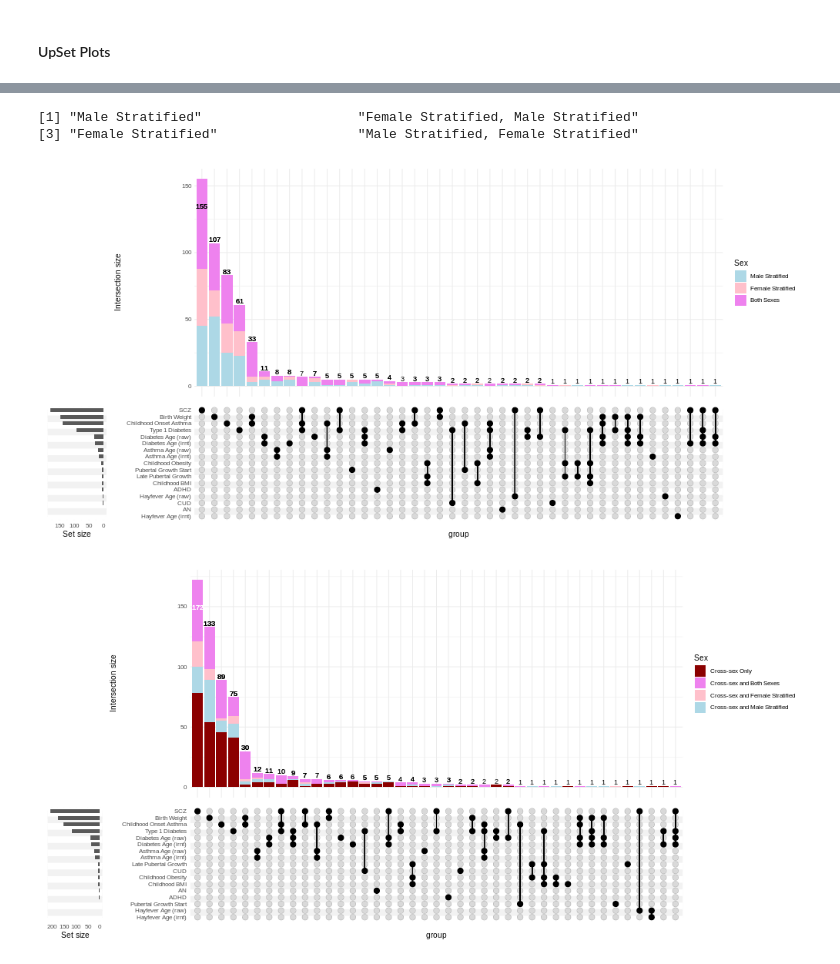
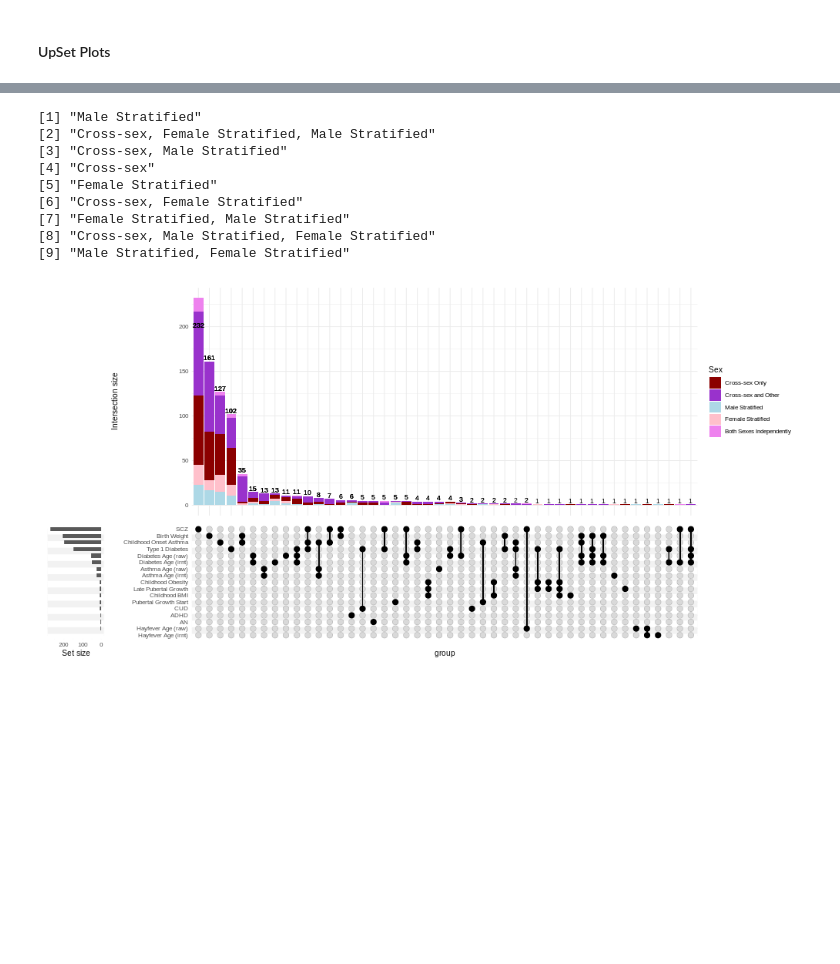
Before and after one commit to wilcas/sex_specific_mQTL, a Jupyter notebook: delahaye_mQTL_analyses/placental_mqtl_colocalization.ipynb, the cells around one changed output, grey strips where cells are left out. Cells and saved outputs as stored; diff of their text form; code cells hidden in the pictures; blank space fills up the shorter version.

Commit message:
updating plots for BIG poster

```diff
--- a/delahaye_mQTL_analyses/placental_mqtl_colocalization.ipynb
+++ b/delahaye_mQTL_analyses/placental_mqtl_colocalization.ipynb
@@ -834,7 +837,7 @@ generate_sex_input <- function(df,ph4_thresh=0.9){
     tmp <- df %>% filter(PP.H4.abf > ph4_thresh)
     groups <- split(tmp$probe,tmp$GWAS)
     probes <- unique(unlist(groups))
-    out <- fromList(groups) == 1
+    out <- UpSetR::fromList(groups) == 1
     meta <- data.frame(Sex= sapply(probes,function(x) paste(unique(tmp[probe == x]$Sex),collapse = ", ")))
     return(cbind(meta,out) %>% rownames_to_column(var="probe"))
 }
@@ -845,63 +848,70 @@ set_size = function(w, h, factor=1.5) {
         repr.plot.height=h * s,
         repr.plot.res=100 / factor,
         jupyter.plot_mimetypes='image/png',
         jupyter.plot_scale=1
     )
 }
-dat <- generate_sex_input(coloc_sex_manifest[!Sex %in% c("Cross-sex", "Male Only", "Female Only")])
+dat <- generate_sex_input(coloc_sex_manifest[Sex %in% c("Cross-sex", "Male Stratified", "Female Stratified")])
 GWAS <- colnames(dat)[3:ncol(dat)]
 
 unique(dat$Sex)
 set_size(10, 5)
 
 ComplexUpset::upset(
-    dat %>% mutate(Sex = recode(Sex,"Female Stratified, Male Stratified"="Both Sexes","Male Stratified, Female Stratified"="Both Sexes")),
-    GWAS,
-    base_annotations=list(
-        'Intersection size'=intersection_size(
-            counts=TRUE,
-            mapping=aes(fill=Sex),
-            text=list(size=3.5),
-            text_colors=c(on_bar="black",on_background="black")
-        ) + scale_fill_manual(values=c(
-            'Male Stratified'='light blue', 'Female Stratified'='pink',
-            'Both Sexes'='violet'))
-    ),
-    width_ratio=0.1
-)
-
-dat <- generate_sex_input(coloc_sex_manifest[Sex %in% c("Cross-sex","Male Stratified", "Female Stratified")])
-GWAS <- colnames(dat)[3:ncol(dat)]
-ComplexUpset::upset(
     dat %>%
-        filter(grepl("Cross-sex",Sex)) %>%
         mutate(
             Sex = ifelse(
-                !grepl("Stratified",Sex),
-                "Cross-sex Only",
+                grepl("Cross-sex",Sex),
                 ifelse(
-                    grepl("Female",Sex),
+                    grepl("^Cross-sex$",Sex),
+                    "Cross-sex Only",
+                    "Cross-sex and Other"
+                ),
+                ifelse(
+                    grepl("Male",Sex),
                     ifelse(
-                        grepl("Male",Sex),
-                        "Cross-sex and Both Sexes",
-                        "Cross-sex and Female Stratified"
+                        grepl("Female",Sex),
+                        "Both Sexes Independently",
+                        "Male Stratified"
                     ),
-                    "Cross-sex and Male Stratified"
+                    "Female Stratified"
                 )
             )
         ),
     GWAS,
     base_annotations=list(
         'Intersection size'=intersection_size(
             counts=TRUE,
             mapping=aes(fill=Sex),
-            text=list(size=3.5)
-        ) + scale_fill_manual(values=c("Cross-sex Only"="dark red","Cross-sex and Both Sexes"="violet","Cross-sex and Female Stratified"="pink","Cross-sex and Male Stratified"="light blue"))
+            text=list(size=3.3),
+            text_colors=c(on_bar="black",on_background="black")
+        )+ scale_fill_manual(values=c( "Cross-sex Only"="dark red", "Cross-sex and Other"="darkorchid",
+            'Male Stratified'='light blue', 'Female Stratified'='pink',
+            'Both Sexes Independently'='violet'))
     ),
     width_ratio=0.1
 )
+
+# ComplexUpset::upset(
+#     dat,
+#     GWAS,
+#     base_annotations=list(
+#         'Intersection size'=intersection_size(
+#             counts=TRUE,
+#             mapping=aes(fill=Sex),
+#             text=list(size=3.5)
+#         ) + scale_fill_manual(values=c("Cross-sex"="dark red","Female Stratified"="pink","Male Stratified"="light blue"))
+#     ),
+#     width_ratio=0.1
+# )
 # %% [output]
-[1] "Male Stratified"                    "Female Stratified, Male Stratified"
-[3] "Female Stratified"                  "Male Stratified, Female Stratified"
+[1] "Male Stratified"
+[2] "Cross-sex, Female Stratified, Male Stratified"
+[3] "Cross-sex, Male Stratified"
+[4] "Cross-sex"
+[5] "Female Stratified"
+[6] "Cross-sex, Female Stratified"
+[7] "Female Stratified, Male Stratified"
+[8] "Cross-sex, Male Stratified, Female Stratified"
+[9] "Male Stratified, Female Stratified"
-[figure, old version]
+[figure, new version]
-[figure, removed]
```
Also changed, not shown: parts of 5 cells of this notebook, 1 other file.
